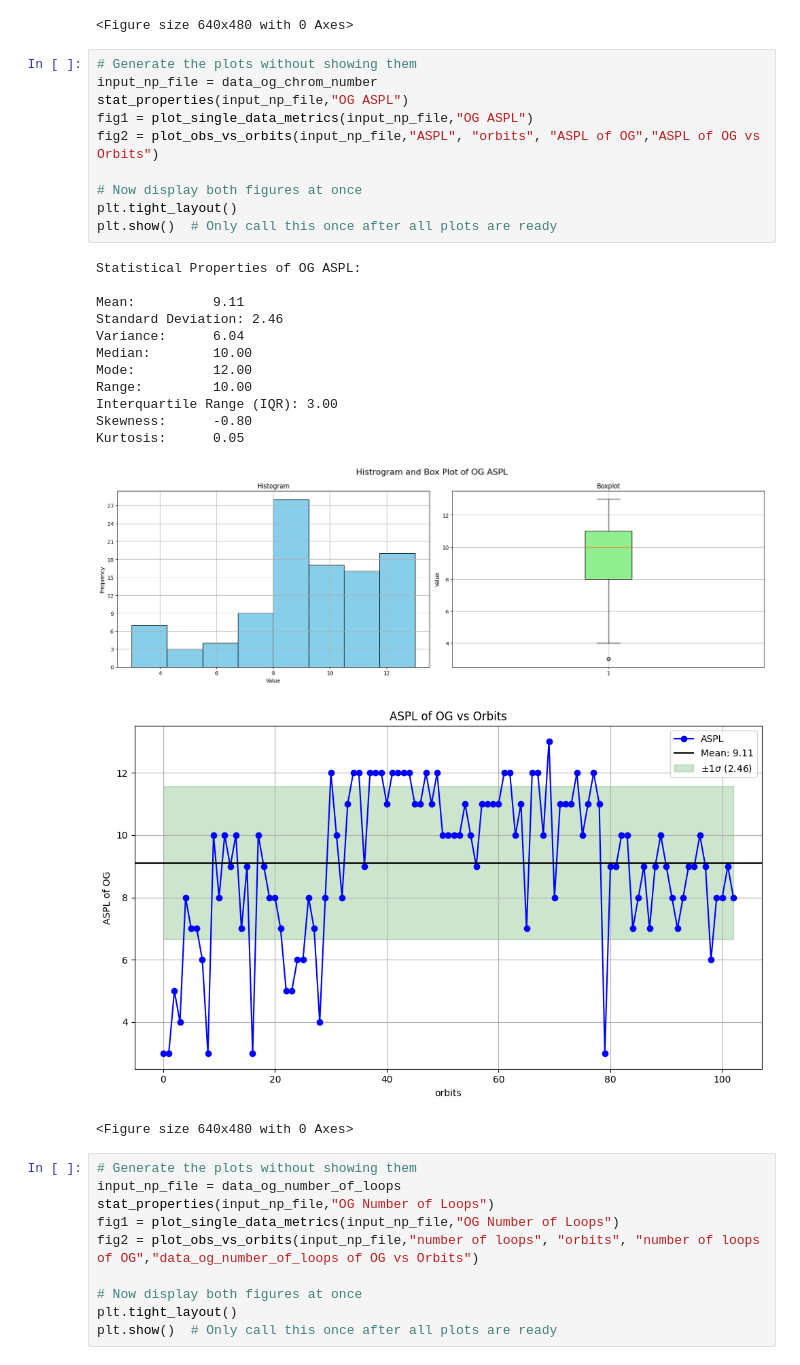
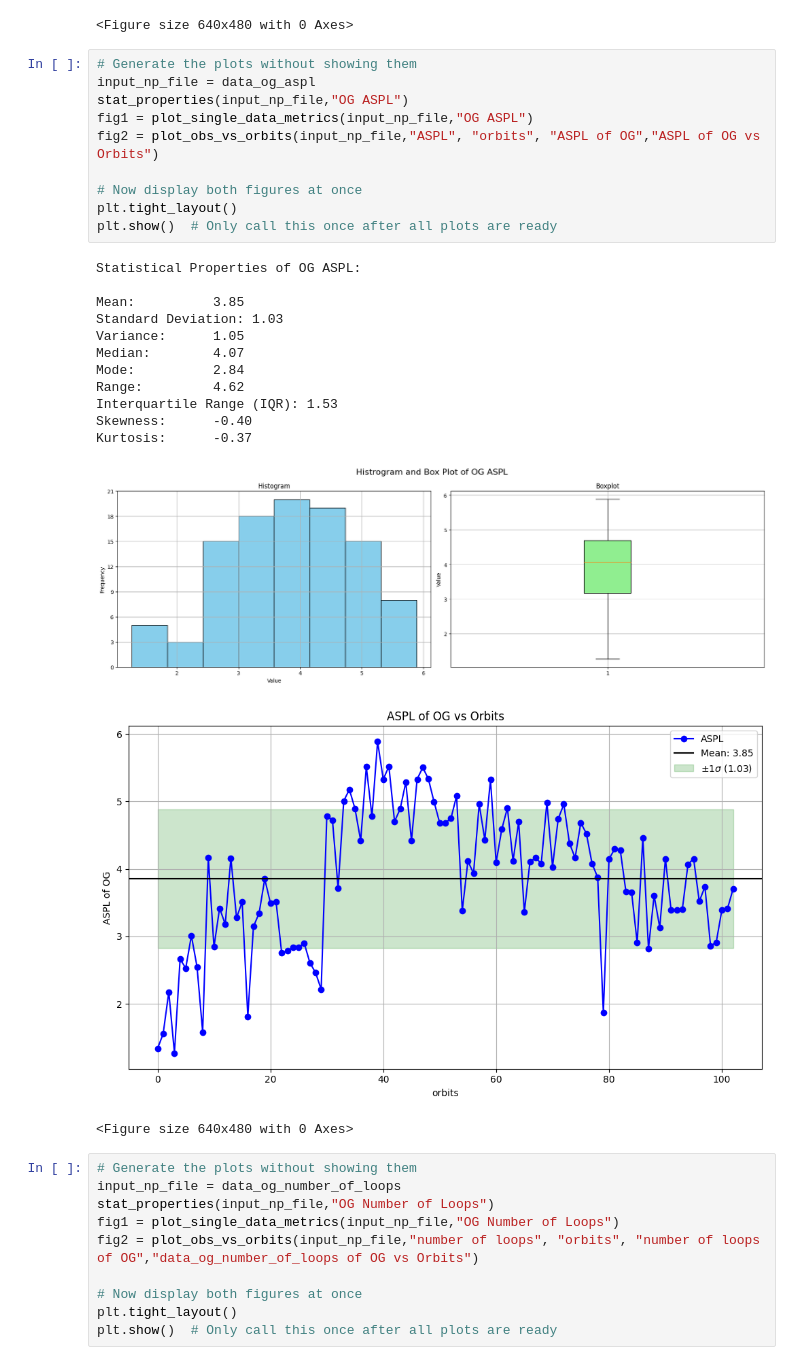
Before and after one commit to hrachya-zakaryan/qudit-lc, a Jupyter notebook: main_data_notebook.ipynb, the cells around one changed output. Saved outputs shown, nothing was run; the diff lists cells and outputs as text.

Commit message:
Data Analysis and Correlation Notebook

```diff
--- a/main_data_notebook.ipynb
+++ b/main_data_notebook.ipynb
@@ -174,28 +375,28 @@ Kurtosis:      0.05
 <Figure size 640x480 with 0 Axes>
 # %%
 # Generate the plots without showing them
-input_np_file = data_og_chrom_number
+input_np_file = data_og_aspl
 stat_properties(input_np_file,"OG ASPL")
 fig1 = plot_single_data_metrics(input_np_file,"OG ASPL")
 fig2 = plot_obs_vs_orbits(input_np_file,"ASPL", "orbits", "ASPL of OG","ASPL of OG vs Orbits")
 
 # Now display both figures at once
 plt.tight_layout()
 plt.show()  # Only call this once after all plots are ready
 # %% [output]
 Statistical Properties of OG ASPL:
 
-Mean:          9.11
-Standard Deviation: 2.46
-Variance:      6.04
-Median:        10.00
-Mode:          12.00
-Range:         10.00
-Interquartile Range (IQR): 3.00
-Skewness:      -0.80
-Kurtosis:      0.05
+Mean:          3.85
+Standard Deviation: 1.03
+Variance:      1.05
+Median:        4.07
+Mode:          2.84
+Range:         4.62
+Interquartile Range (IQR): 1.53
+Skewness:      -0.40
+Kurtosis:      -0.37
-[figure, old version]
+[figure, new version]
-[figure, old version]
+[figure, new version]
 <Figure size 640x480 with 0 Axes>
 # %%
 # Generate the plots without showing them
```
Also changed, not shown: parts of 89 cells of this notebook, 26 other files.
